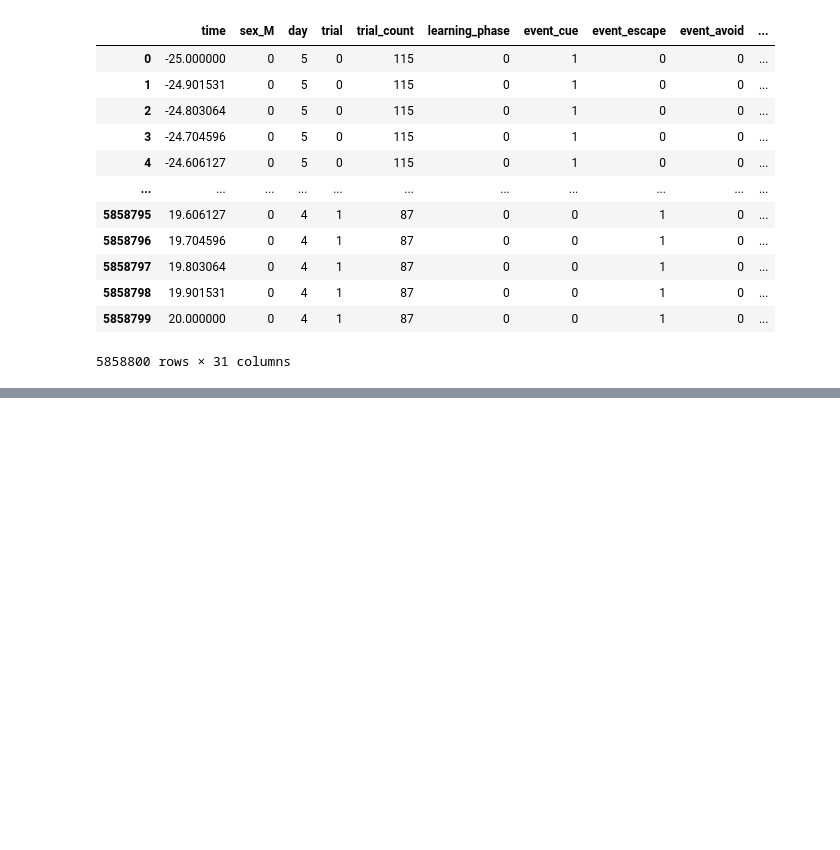
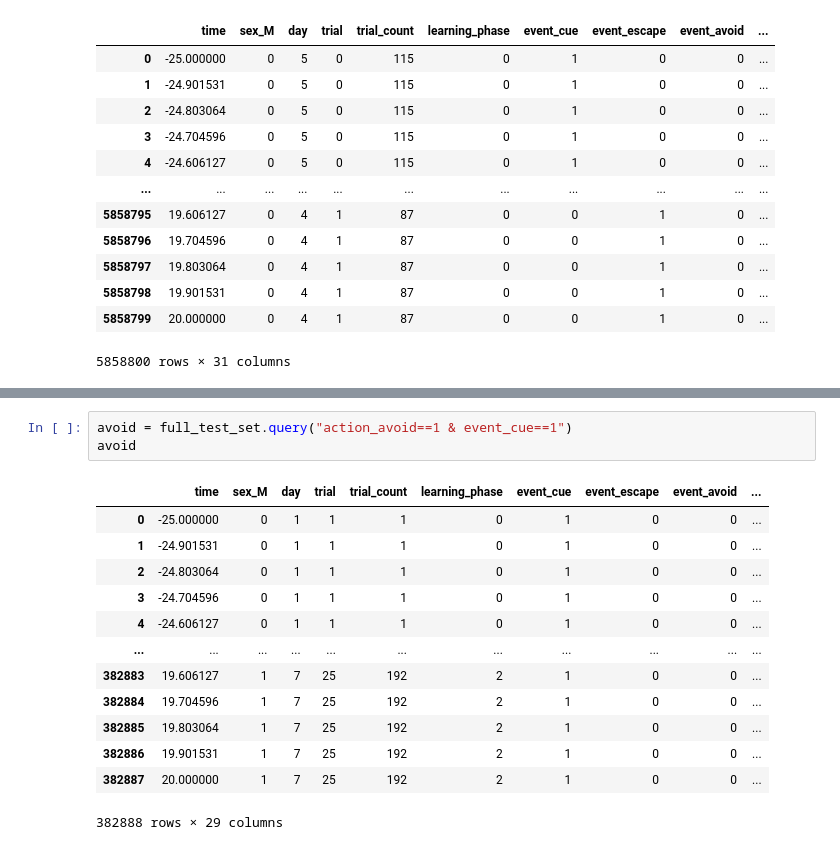
Before and after one commit to Mschaid/ENIGMA, a Jupyter notebook: notebooks/reports/dopamine_full_sequence_stacked_lstm_01.ipynb, the cells around one changed output, grey strips where cells are left out. Drawn from its saved outputs; the diff is of its cells as text; blank space fills up the shorter version.

```diff
--- a/notebooks/reports/dopamine_full_sequence_stacked_lstm_01.ipynb
+++ b/notebooks/reports/dopamine_full_sequence_stacked_lstm_01.ipynb
@@ -148 +160,18 @@ query
+# %%
+avoid = full_test_set.query("action_avoid==1 & event_cue==1")
+avoid
+# %% [output]
+|  | time | sex_M | day | trial | trial_count | learning_phase | event_cue | event_escape | event_avoid | ... |
+| 0 | -25.000000 | 0 | 1 | 1 | 1 | 0 | 1 | 0 | 0 | ... |
+| 1 | -24.901531 | 0 | 1 | 1 | 1 | 0 | 1 | 0 | 0 | ... |
+| 2 | -24.803064 | 0 | 1 | 1 | 1 | 0 | 1 | 0 | 0 | ... |
+| 3 | -24.704596 | 0 | 1 | 1 | 1 | 0 | 1 | 0 | 0 | ... |
+| 4 | -24.606127 | 0 | 1 | 1 | 1 | 0 | 1 | 0 | 0 | ... |
+| ... | ... | ... | ... | ... | ... | ... | ... | ... | ... | ... |
+| 382883 | 19.606127 | 1 | 7 | 25 | 192 | 2 | 1 | 0 | 0 | ... |
+| 382884 | 19.704596 | 1 | 7 | 25 | 192 | 2 | 1 | 0 | 0 | ... |
+| 382885 | 19.803064 | 1 | 7 | 25 | 192 | 2 | 1 | 0 | 0 | ... |
+| 382886 | 19.901531 | 1 | 7 | 25 | 192 | 2 | 1 | 0 | 0 | ... |
+| 382887 | 20.000000 | 1 | 7 | 25 | 192 | 2 | 1 | 0 | 0 | ... |
+382888 rows × 29 columns
 # %%
```
Also changed, not shown: parts of 23 cells of this notebook.
